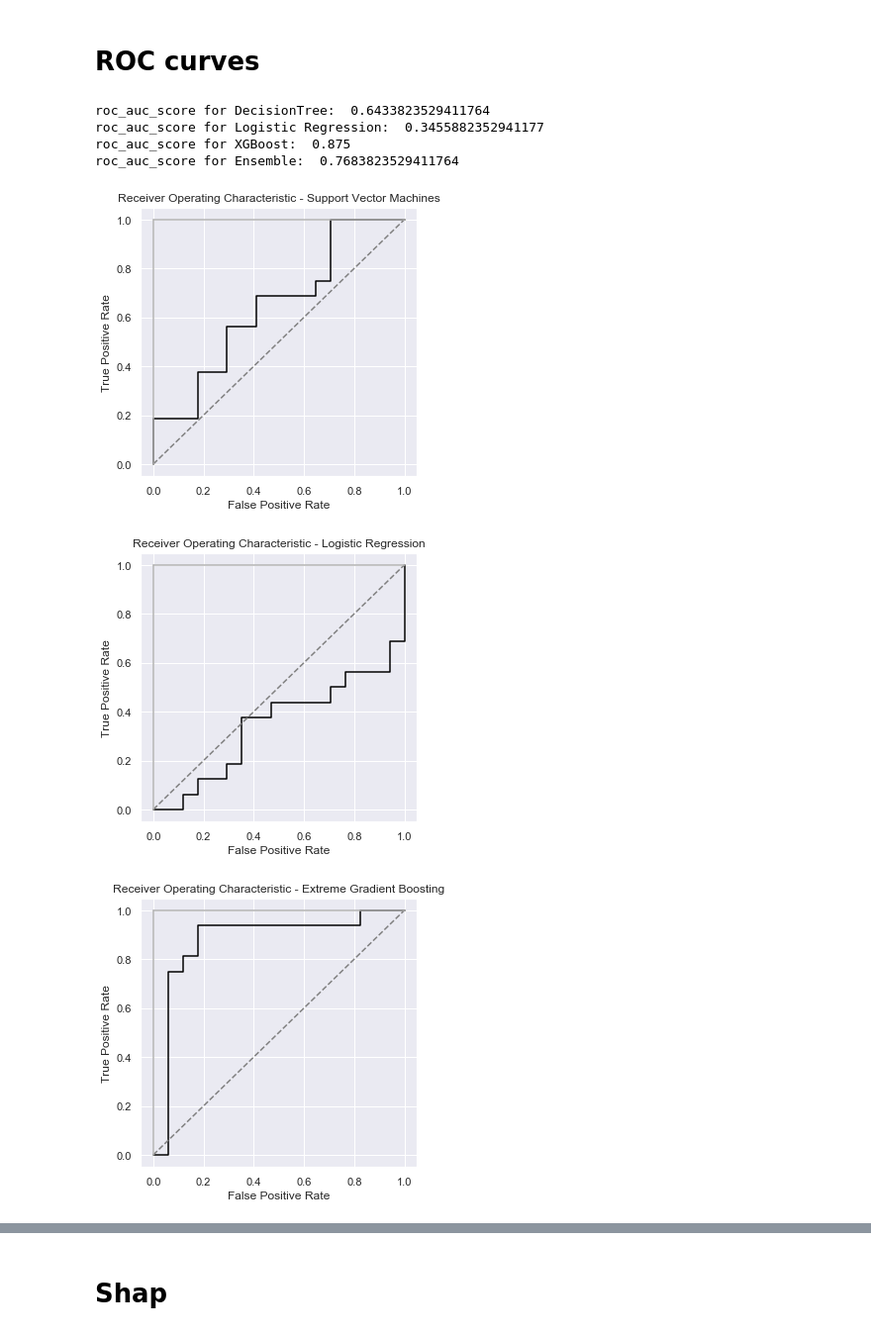
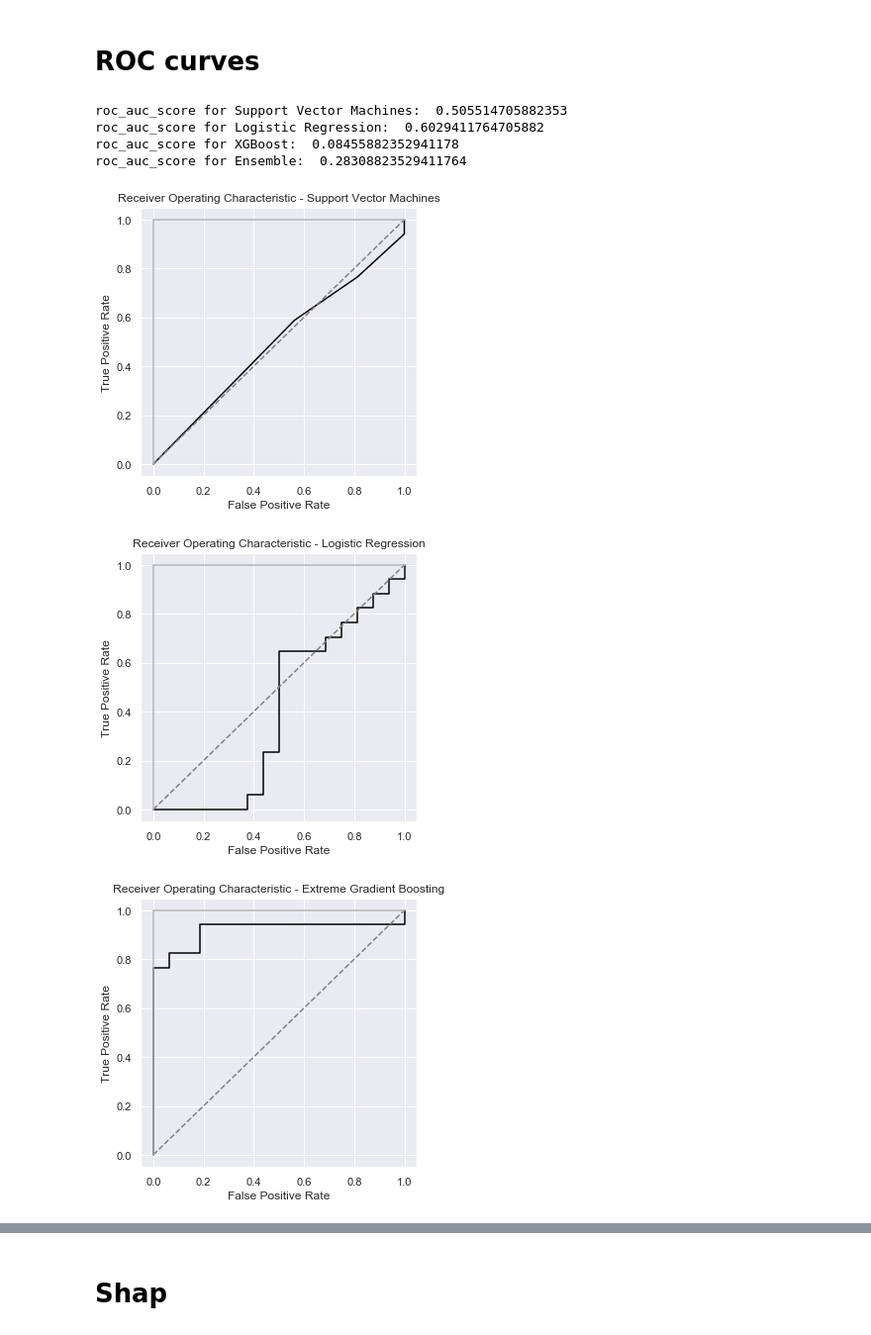
Before and after one commit to yuliaya/trading_model_for_review, a Jupyter notebook: lifetime/choose_model.ipynb, the cells around one changed output, grey strips where cells are left out. Shown at 99% size. Cells and saved outputs as stored; diff of their text form; code cells hidden in the pictures.

```diff
--- a/lifetime/choose_model.ipynb
+++ b/lifetime/choose_model.ipynb
@@ -212 +461,15 @@ Please also refer to the documentation for alternative solver options:
+# %%
+best_svm, best_svm_metric = choose_best_model(test_results_df, 'svm_(.*)_pred')
+best_lr, best_lr_metric = choose_best_model(test_results_df, 'lr_(.*)_pred')
+best_xgb, best_xgb_metric = choose_best_model(test_results_df, 'xgb_(.*)_pred')
+# %%
+best_svm_spec = re.search('svm_(.*)_pred', best_svm).group(1)
+best_lr_spec = re.search('lr_(.*)_pred', best_lr).group(1)
+best_xgb_spec = re.search('xgb_(.*)_pred', best_xgb).group(1)
+# %%
+test_results_df['ensemble_prob'] = test_results_df.apply(lambda x: (x['svm_%s_prob'%best_svm_spec] +
+                                                    x['lr_%s_prob'%best_lr_spec] +
+                                                    x['xgb_%s_prob'%best_xgb_spec]) / 3, axis = 1)
+test_results_df['ensemble_pred'] = test_results_df['ensemble_prob'].apply(lambda x: 0 if x <= 0.5 else 1)
+test_results_df['ensemble_prob_false'] = test_results_df['ensemble_prob'].apply(lambda x: 1-x)
 # %%
@@ -313,9 +590,9 @@ from sklearn.model_selection import train_test_split
 import matplotlib.pyplot as plt
 # %%
 # Get predicted probabilities
-y_score1 = test_results_df['svm_prob_false']
-y_score2 = test_results_df['lr_prob_false']
-y_score3 = test_results_df['xgb_prob_false']
+y_score1 = test_results_df['svm_%s_prob_false'%best_svm_spec]
+y_score2 = test_results_df['lr_%s_prob_false'%best_lr_spec]
+y_score3 = test_results_df['xgb_%s_prob_false'%best_xgb_spec]
 y_score4 = test_results_df['ensemble_prob_false']
 
 # Plot Receiving Operating Characteristic Curve
@@ -324,48 +601,48 @@ false_positive_rate1, true_positive_rate1, threshold1 = roc_curve(test_results_d
 false_positive_rate2, true_positive_rate2, threshold2 = roc_curve(test_results_df['label'], y_score2)
 false_positive_rate3, true_positive_rate3, threshold3 = roc_curve(test_results_df['label'], y_score3)
 false_positive_rate4, true_positive_rate4, threshold4 = roc_curve(test_results_df['label'], y_score4)
-print('roc_auc_score for DecisionTree: ', roc_auc_score(test_results_df['label'], y_score1))
+print('roc_auc_score for Support Vector Machines: ', roc_auc_score(test_results_df['label'], y_score1))
 print('roc_auc_score for Logistic Regression: ', roc_auc_score(test_results_df['label'], y_score2))
 print('roc_auc_score for XGBoost: ', roc_auc_score(test_results_df['label'], y_score3))
 print('roc_auc_score for Ensemble: ', roc_auc_score(test_results_df['label'], y_score4))
 # %% [output]
-roc_auc_score for DecisionTree:  0.6433823529411764
-roc_auc_score for Logistic Regression:  0.3455882352941177
-roc_auc_score for XGBoost:  0.875
-roc_auc_score for Ensemble:  0.7683823529411764
+roc_auc_score for Support Vector Machines:  0.505514705882353
+roc_auc_score for Logistic Regression:  0.6029411764705882
+roc_auc_score for XGBoost:  0.08455882352941178
+roc_auc_score for Ensemble:  0.28308823529411764
 # %%
 plt.subplots(1, figsize=(5,5))
 plt.title('Receiver Operating Characteristic - Support Vector Machines')
-plt.plot(false_positive_rate1, true_positive_rate1, color='Black')
+plt.plot(true_positive_rate1, false_positive_rate1, color='Black')
 plt.plot([0, 1], ls="--", color='Grey')
 plt.plot([0, 0], [1, 0] , c=".7"), plt.plot([1, 1] , c=".7")
 plt.ylabel('True Positive Rate')
 plt.xlabel('False Positive Rate')
 plt.show()
 # %% [output]
-[figure, old version]
+[figure, new version]
 # %%
 plt.subplots(1, figsize=(5,5))
 plt.title('Receiver Operating Characteristic - Logistic Regression')
-plt.plot(false_positive_rate2, true_positive_rate2, color='Black')
+plt.plot(true_positive_rate2, false_positive_rate2, color='Black')
 plt.plot([0, 1], ls="--", color='Grey')
 plt.plot([0, 0], [1, 0] , c=".7"), plt.plot([1, 1] , c=".7")
 plt.ylabel('True Positive Rate')
 plt.xlabel('False Positive Rate')
 plt.show()
 # %% [output]
-[figure, old version]
+[figure, new version]
 # %%
 plt.subplots(1, figsize=(5,5))
 plt.title('Receiver Operating Characteristic - Extreme Gradient Boosting')
-plt.plot(false_positive_rate3, true_positive_rate3, color='Black')
+plt.plot(true_positive_rate3, false_positive_rate3, color='Black')
 plt.plot([0, 1], ls="--", color='Grey')
 plt.plot([0, 0], [1, 0] , c=".7"), plt.plot([1, 1] , c=".7")
 plt.ylabel('True Positive Rate')
 plt.xlabel('False Positive Rate')
 plt.show()
 # %% [output]
-[figure, old version]
+[figure, new version]
 # %%
 plt.subplots(1, figsize=(5,5))
 plt.title('Receiver Operating Characteristic - Ensemble Model')
```
Also changed, not shown: parts of 23 cells of this notebook, 29 other files.
